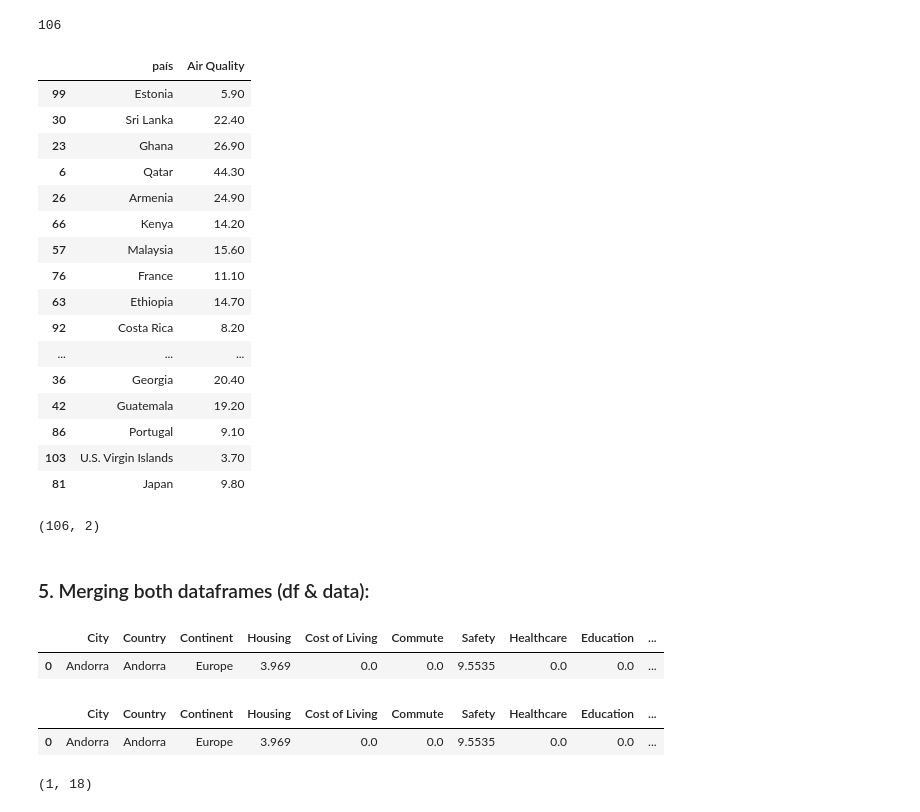
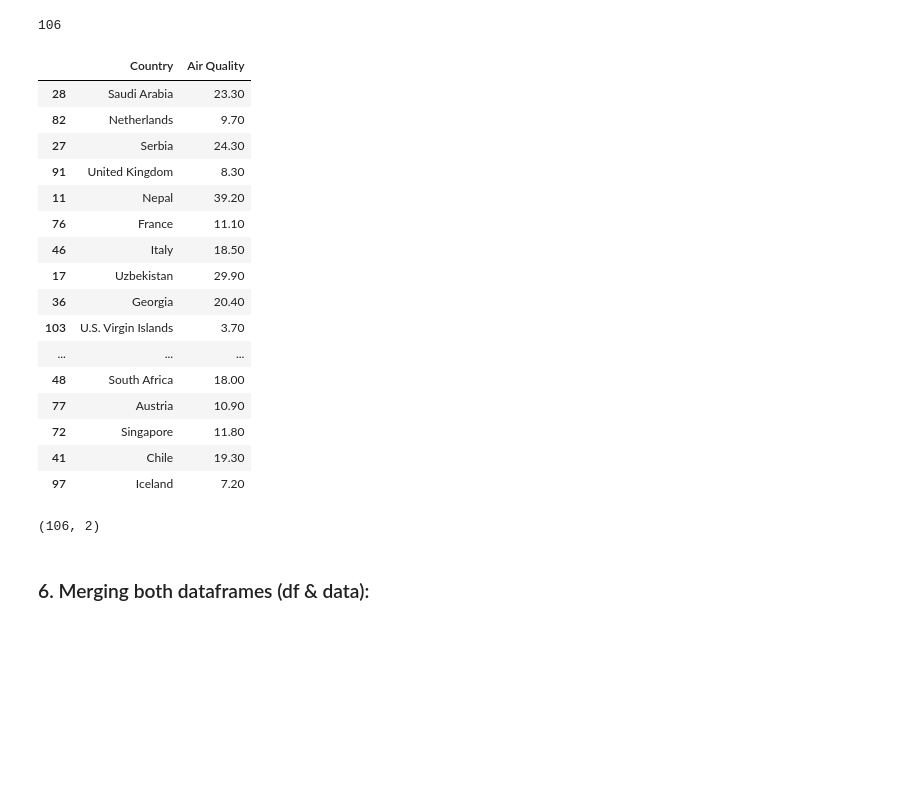
Before and after one commit to Lydia-Arocena/PROJECT2-Data-Pipeline, a Jupyter notebook: Notebooks/webscrapping_grande.ipynb, the cells around one changed output. Drawn from its saved outputs; the diff is of its cells as text; code cells hidden in the pictures; blank space fills up the shorter version.

```diff
--- a/Notebooks/webscrapping_grande.ipynb
+++ b/Notebooks/webscrapping_grande.ipynb
@@ -140,27 +190,27 @@ len(aire_clean3)
 # %% [output]
 106
 # %%
-diccionario = {"país": paises_clean, "Air Quality":aire_clean3}
+diccionario = {"Country": paises_clean, "Air Quality":aire_clean3}
 # %%
-data = pd.DataFrame(diccionario)
+air_quality = pd.DataFrame(diccionario)
 # %%
-data.sample(20)
+air_quality.sample(20)
 # %% [output]
-|  | país | Air Quality |
-| 99 | Estonia | 5.90 |
-| 30 | Sri Lanka | 22.40 |
-| 23 | Ghana | 26.90 |
-| 6 | Qatar | 44.30 |
-| 26 | Armenia | 24.90 |
-| 66 | Kenya | 14.20 |
-| 57 | Malaysia | 15.60 |
+|  | Country | Air Quality |
+| 28 | Saudi Arabia | 23.30 |
+| 82 | Netherlands | 9.70 |
+| 27 | Serbia | 24.30 |
+| 91 | United Kingdom | 8.30 |
+| 11 | Nepal | 39.20 |
 | 76 | France | 11.10 |
-| 63 | Ethiopia | 14.70 |
-| 92 | Costa Rica | 8.20 |
+| 46 | Italy | 18.50 |
+| 17 | Uzbekistan | 29.90 |
+| 36 | Georgia | 20.40 |
+| 103 | U.S. Virgin Islands | 3.70 |
 | ... | ... | ... |
-| 36 | Georgia | 20.40 |
-| 42 | Guatemala | 19.20 |
-| 86 | Portugal | 9.10 |
-| 103 | U.S. Virgin Islands | 3.70 |
-| 81 | Japan | 9.80 |
+| 48 | South Africa | 18.00 |
+| 77 | Austria | 10.90 |
+| 72 | Singapore | 11.80 |
+| 41 | Chile | 19.30 |
+| 97 | Iceland | 7.20 |
 # %%
@@ -168,18 +218,4 @@ data.shape
 # %% [output]
 (106, 2)
 # %% [markdown]
-### 5. Merging both dataframes (df & data):
+### 6. Merging both dataframes (df & data):
-# %%
-pd.merge(df,data,left_on="Country", right_on="país", suffixes=["_izq", "_dcha"])
-# %% [output]
-|  | City | Country | Continent | Housing | Cost of Living | Commute | Safety | Healthcare | Education | ... |
-| 0 | Andorra | Andorra | Europe | 3.969 | 0.0 | 0.0 | 9.5535 | 0.0 | 0.0 | ... |
-# %%
-resultado.head()
-# %% [output]
-|  | City | Country | Continent | Housing | Cost of Living | Commute | Safety | Healthcare | Education | ... |
-| 0 | Andorra | Andorra | Europe | 3.969 | 0.0 | 0.0 | 9.5535 | 0.0 | 0.0 | ... |
-# %%
-enriched.shape
-# %% [output]
-(1, 18)
```
Also changed, not shown: parts of 17 cells of this notebook, 3 other files.
